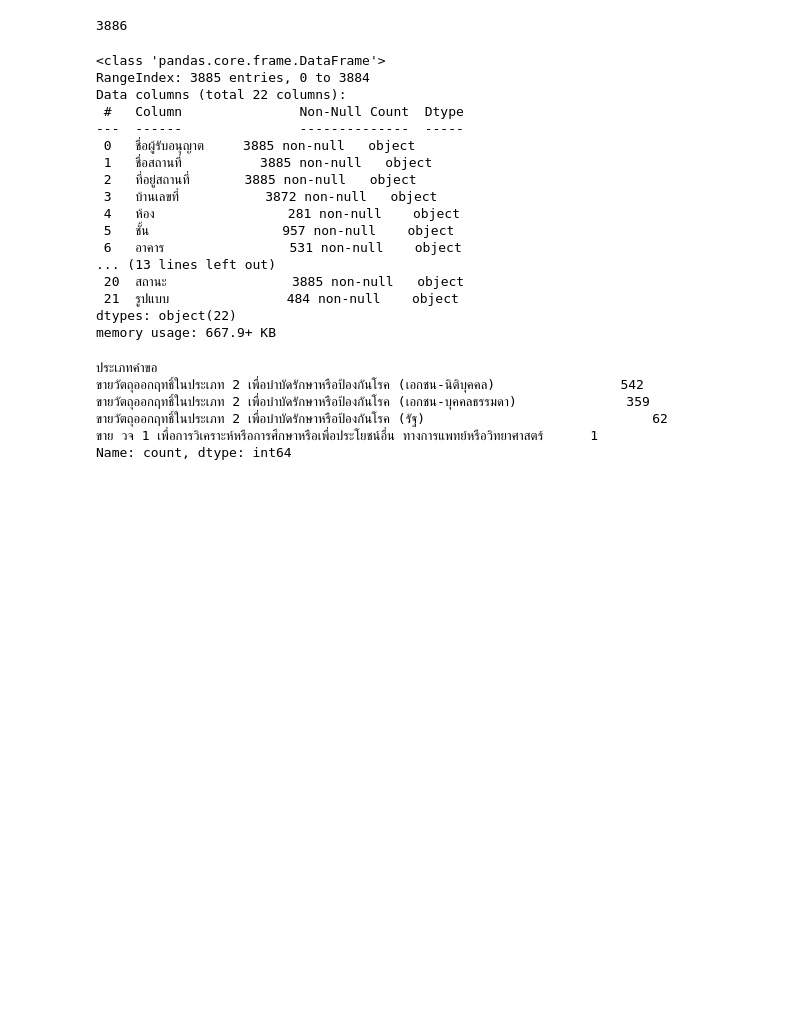
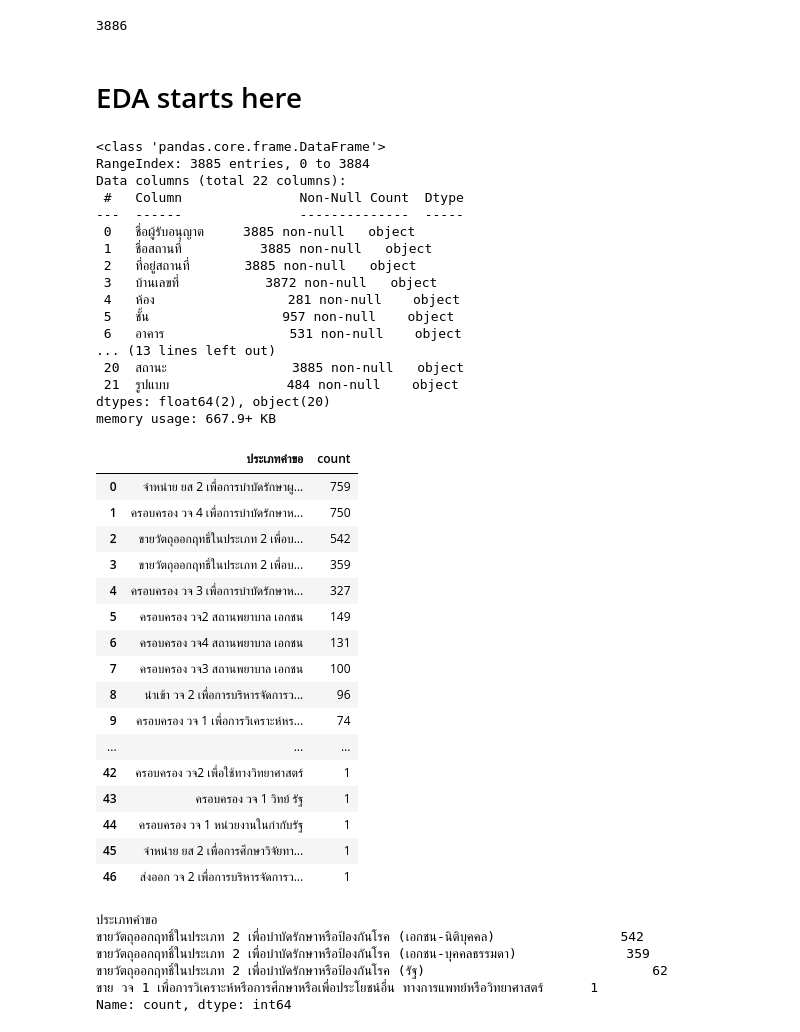
Before and after one commit to konrawit13/nct_distr, a Jupyter notebook: dist_report_v8.ipynb, the cells around one changed output. Cells and saved outputs as stored; diff of their text form; code cells hidden in the pictures; blank space fills up the shorter version.

```diff
--- a/dist_report_v8.ipynb
+++ b/dist_report_v8.ipynb
@@ -137,8 +144,10 @@ df = pd.DataFrame(table_data)
 # The first row often contains headers. You can set them as column names.
 df.columns = df.iloc[0]
 df = df[1:].reset_index(drop=True)
+# %% [markdown]
+<h1>EDA starts here</h1>
 # %%
-df.info()
+ws_df.info()
 # %% [output]
 <class 'pandas.core.frame.DataFrame'>
 RangeIndex: 3885 entries, 0 to 3884
@@ -155,6 +164,26 @@ Data columns (total 22 columns):
 ... (13 lines left out)
  20  สถานะ                3885 non-null   object
  21  รูปแบบ               484 non-null    object
-dtypes: object(22)
+dtypes: float64(2), object(20)
 memory usage: 667.9+ KB
+# %%
+ws_df['ประเภทคำขอ'].value_counts().reset_index()
+# %% [output]
+|  | ประเภทคำขอ | count |
+| 0 | จำหน่าย ยส 2 เพื่อการบำบัดรักษาผู... | 759 |
+| 1 | ครอบครอง วจ 4 เพื่อการบำบัดรักษาห... | 750 |
+| 2 | ขายวัตถุออกฤทธิ์ในประเภท 2 เพื่อบ... | 542 |
+| 3 | ขายวัตถุออกฤทธิ์ในประเภท 2 เพื่อบ... | 359 |
+| 4 | ครอบครอง วจ 3 เพื่อการบำบัดรักษาห... | 327 |
+| 5 | ครอบครอง วจ2 สถานพยาบาล เอกชน | 149 |
+| 6 | ครอบครอง วจ4 สถานพยาบาล เอกชน | 131 |
+| 7 | ครอบครอง วจ3 สถานพยาบาล เอกชน | 100 |
+| 8 | นำเข้า วจ 2 เพื่อการบริหารจัดการว... | 96 |
+| 9 | ครอบครอง วจ 1 เพื่อการวิเคราะห์หร... | 74 |
+| ... | ... | ... |
+| 42 | ครอบครอง วจ2 เพื่อใช้ทางวิทยาศาสตร์ | 1 |
+| 43 | ครอบครอง วจ 1 วิทย์ รัฐ | 1 |
+| 44 | ครอบครอง วจ 1 หน่วยงานในกำกับรัฐ | 1 |
+| 45 | จำหน่าย ยส 2 เพื่อการศึกษาวิจัยทา... | 1 |
+| 46 | ส่งออก วจ 2 เพื่อการบริหารจัดการว... | 1 |
 # %%
```
Also changed, not shown: parts of 17 cells of this notebook, 2 other files.
